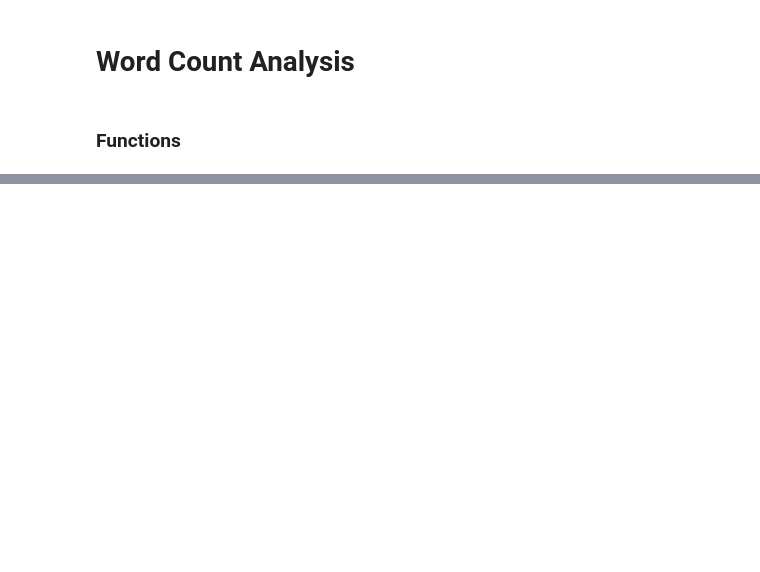
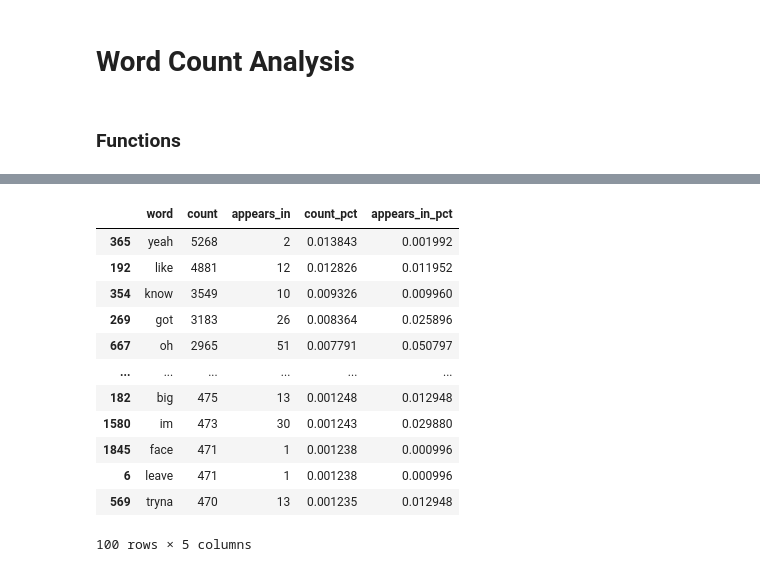
Before and after one commit to smyottb/song_analysis, a Jupyter notebook: word_count_analysis.ipynb, the cells around one changed output, grey strips where cells are left out. Saved outputs shown, nothing was run; the diff lists cells and outputs as text; code cells hidden in the pictures; blank space fills up the shorter version.

```diff
--- a/word_count_analysis.ipynb
+++ b/word_count_analysis.ipynb
@@ -83,0 +82,17 @@ df_cty_count
+# %%
+#R&B/hip-hop songs - top 5 words
+df_rb_count.head(100)
+# %% [output]
+|  | word | count | appears_in | count_pct | appears_in_pct |
+| 365 | yeah | 5268 | 2 | 0.013843 | 0.001992 |
+| 192 | like | 4881 | 12 | 0.012826 | 0.011952 |
+| 354 | know | 3549 | 10 | 0.009326 | 0.009960 |
+| 269 | got | 3183 | 26 | 0.008364 | 0.025896 |
+| 667 | oh | 2965 | 51 | 0.007791 | 0.050797 |
+| ... | ... | ... | ... | ... | ... |
+| 182 | big | 475 | 13 | 0.001248 | 0.012948 |
+| 1580 | im | 473 | 30 | 0.001243 | 0.029880 |
+| 1845 | face | 471 | 1 | 0.001238 | 0.000996 |
+| 6 | leave | 471 | 1 | 0.001238 | 0.000996 |
+| 569 | tryna | 470 | 13 | 0.001235 | 0.012948 |
+100 rows × 5 columns
```
Also changed, not shown: parts of 18 cells of this notebook.
